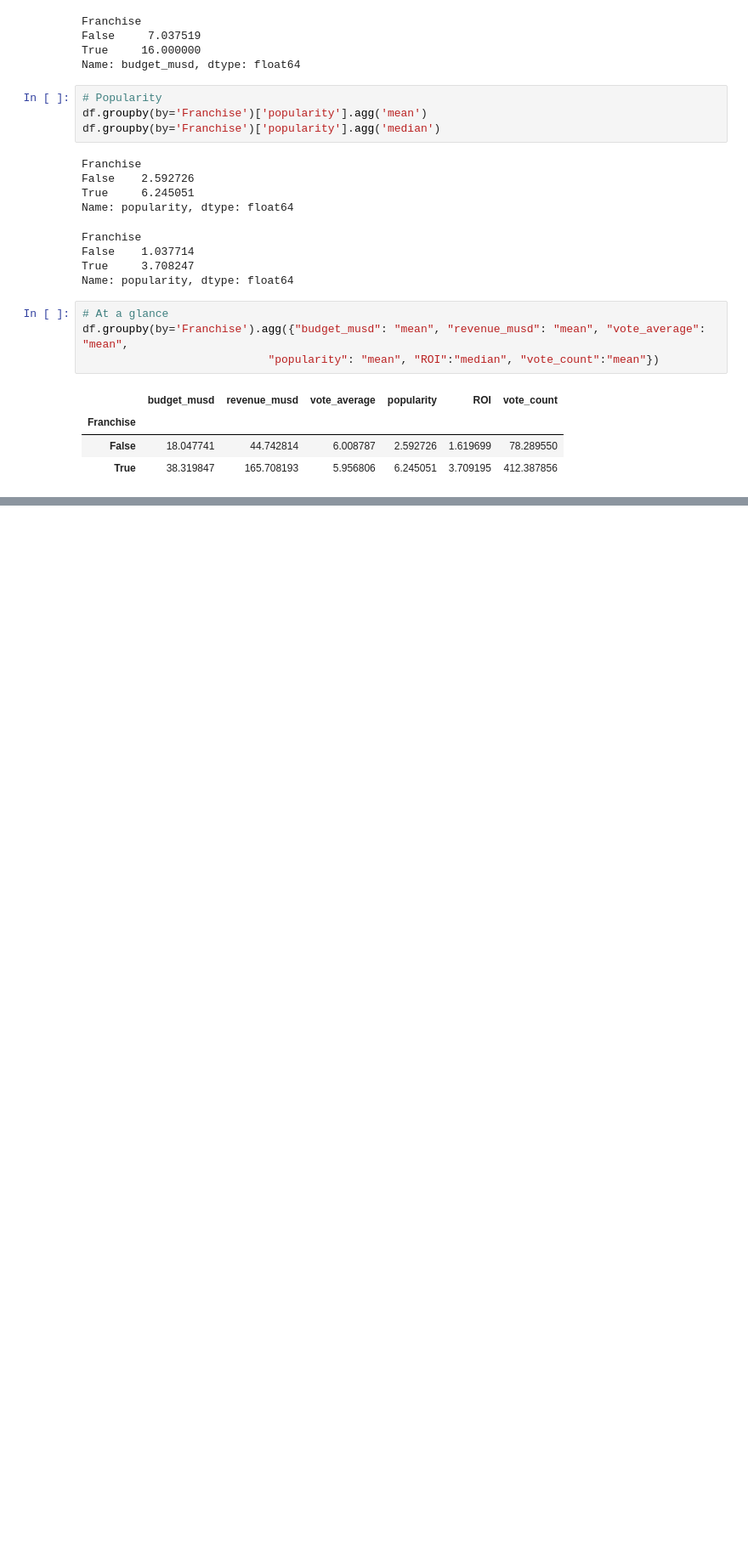
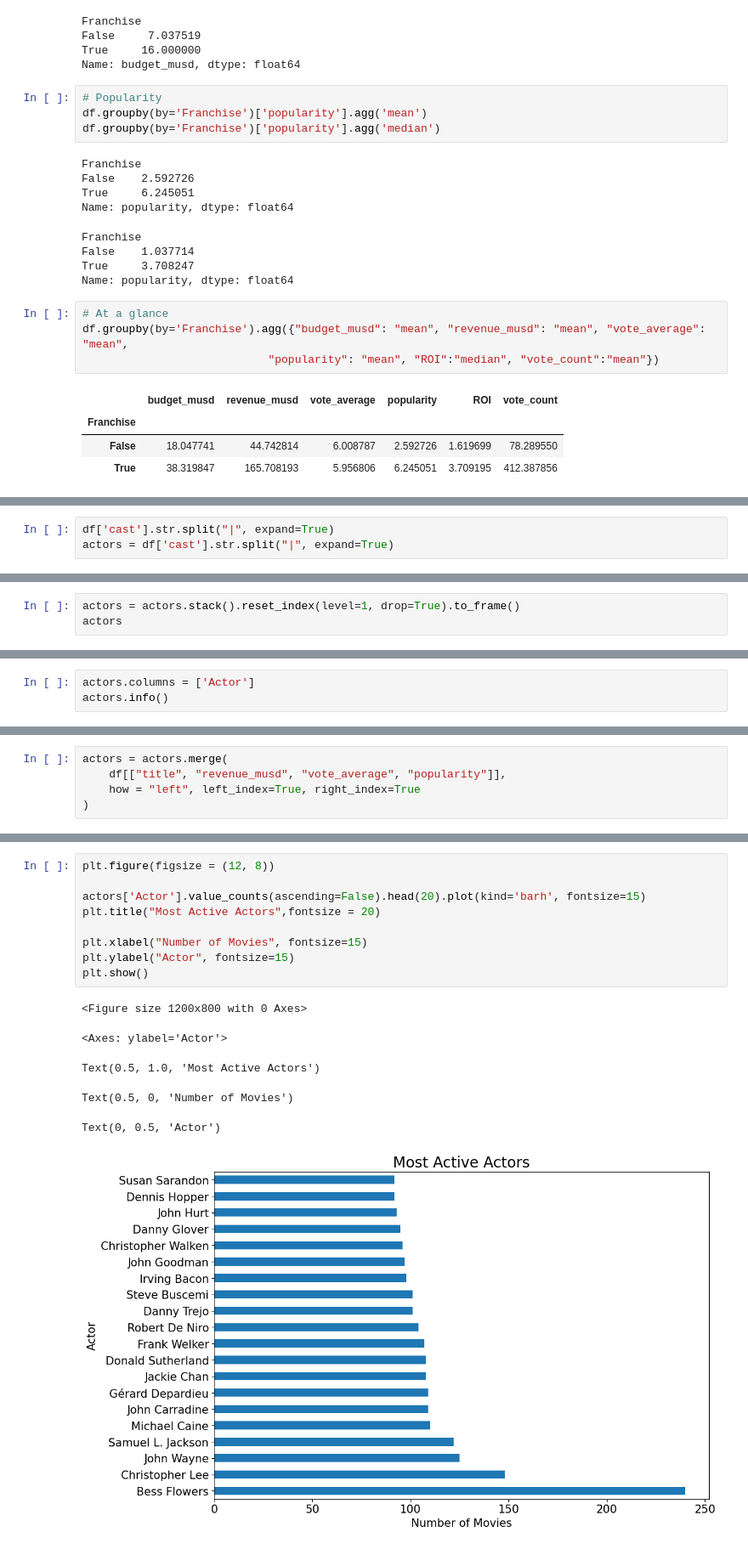
Before and after one commit to mattyapers/Movies_EDA, a Jupyter notebook: Movies_EDA_1.ipynb, the cells around one changed output, grey strips where cells are left out. Shown at 85% size. Saved outputs shown, nothing was run; the diff lists cells and outputs as text; blank space fills up the shorter version.

```diff
--- a/Movies_EDA_1.ipynb
+++ b/Movies_EDA_1.ipynb
@@ -672,0 +882,3 @@ df.groupby(by='Franchise').agg({"budget_musd": "mean", "revenue_musd": "mean", "
+# %%
+df['cast'].str.split("|", expand=True)
+actors = df['cast'].str.split("|", expand=True)
@@ -672,0 +945,3 @@ df.groupby(by='Franchise').agg({"budget_musd": "mean", "revenue_musd": "mean", "
+# %%
+actors = actors.stack().reset_index(level=1, drop=True).to_frame()
+actors
@@ -672,0 +963,3 @@ df.groupby(by='Franchise').agg({"budget_musd": "mean", "revenue_musd": "mean", "
+# %%
+actors.columns = ['Actor']
+actors.info()
@@ -672,0 +975,5 @@ df.groupby(by='Franchise').agg({"budget_musd": "mean", "revenue_musd": "mean", "
+# %%
+actors = actors.merge(
+    df[["title", "revenue_musd", "vote_average", "popularity"]],
+    how = "left", left_index=True, right_index=True
+)
@@ -672,0 +1013,16 @@ df.groupby(by='Franchise').agg({"budget_musd": "mean", "revenue_musd": "mean", "
+# %%
+plt.figure(figsize = (12, 8))
+
+actors['Actor'].value_counts(ascending=False).head(20).plot(kind='barh', fontsize=15)
+plt.title("Most Active Actors",fontsize = 20)
+
+plt.xlabel("Number of Movies", fontsize=15)
+plt.ylabel("Actor", fontsize=15)
+plt.show()
+# %% [output]
+<Figure size 1200x800 with 0 Axes>
+<Axes: ylabel='Actor'>
+Text(0.5, 1.0, 'Most Active Actors')
+Text(0.5, 0, 'Number of Movies')
+Text(0, 0.5, 'Actor')
+[figure, added]
```
Also changed, not shown: parts of 30 cells of this notebook, 1 other file.
